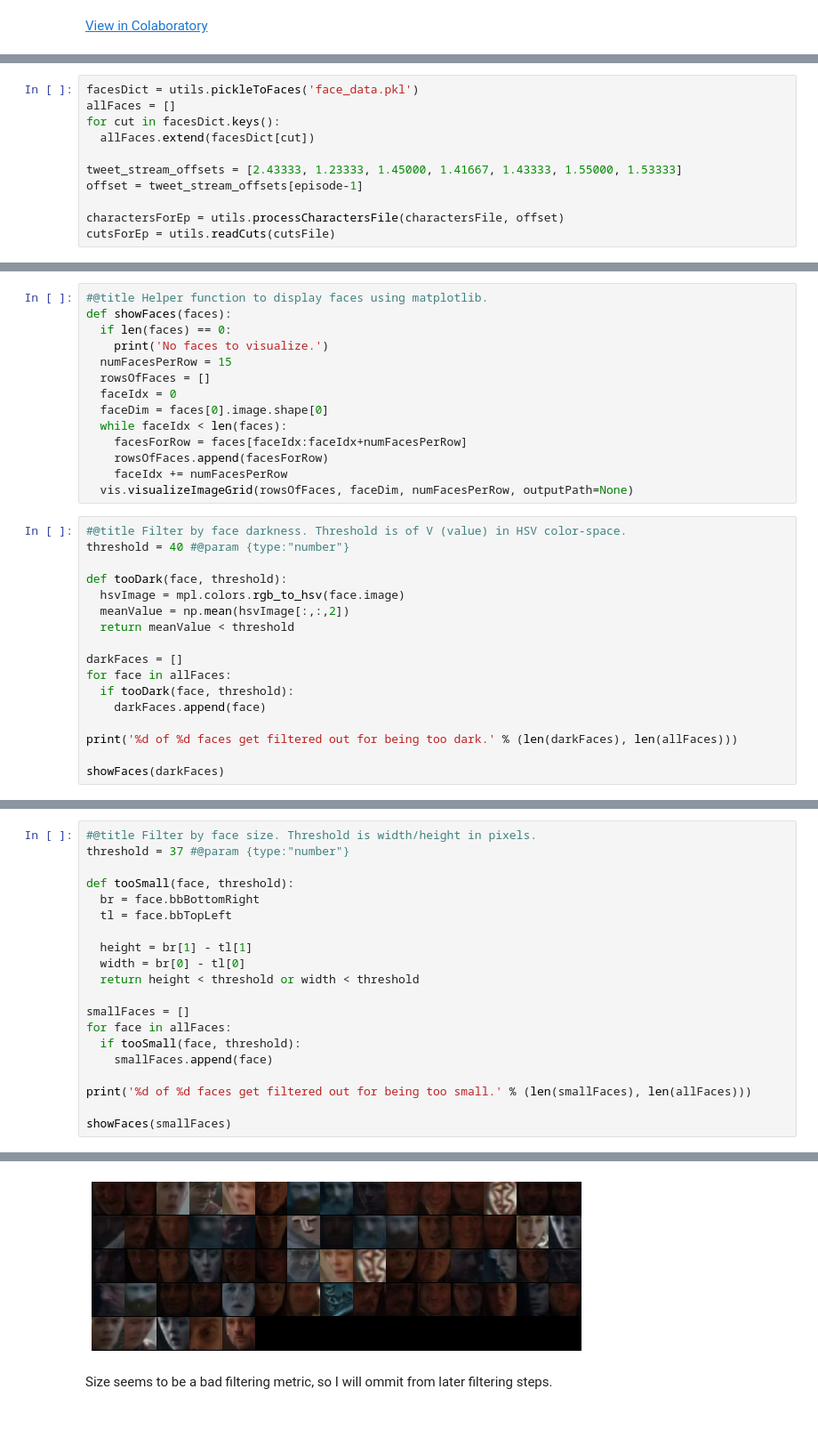
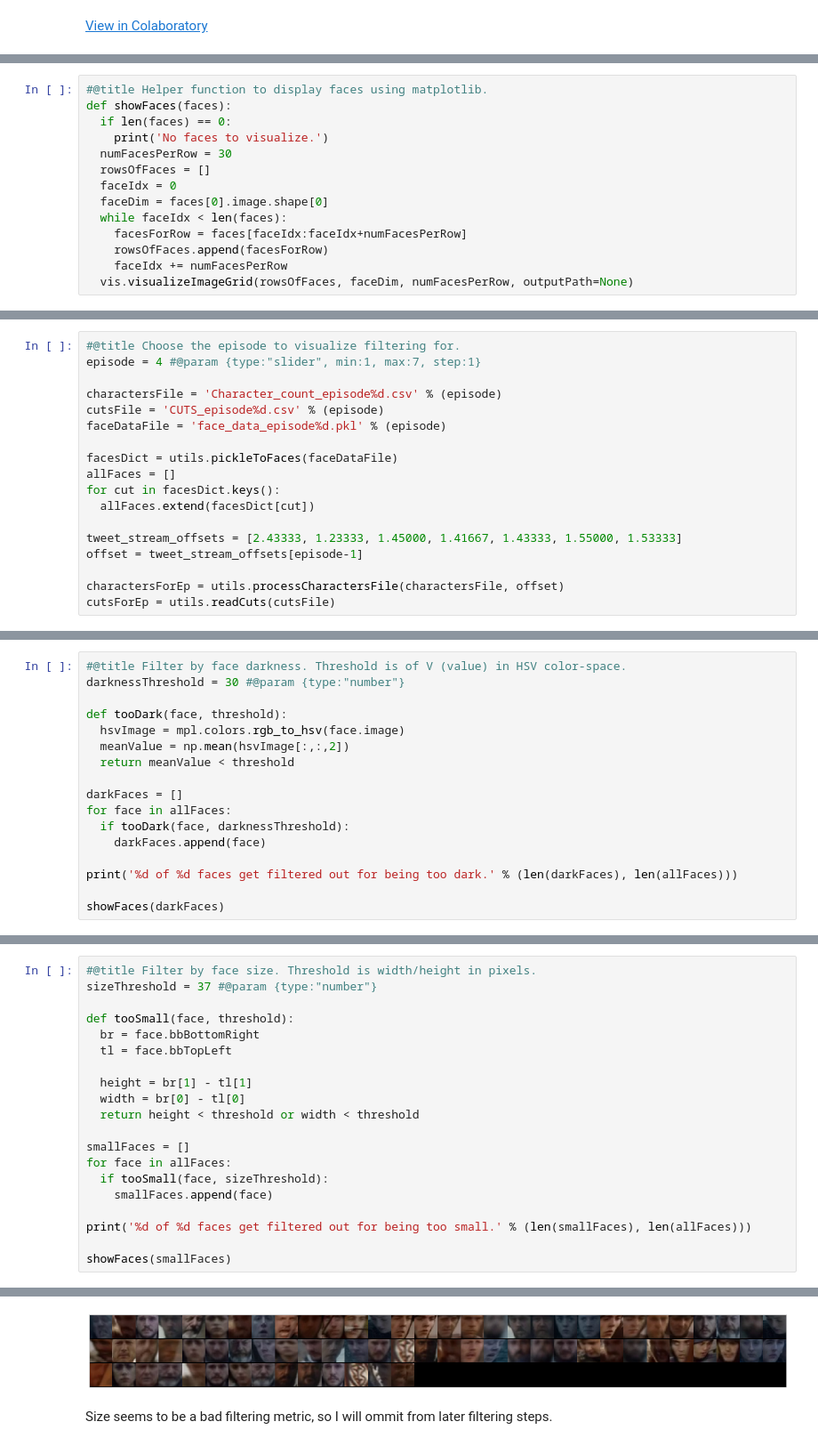
Before and after one commit to daphnei/weakvideo, a Jupyter notebook: visualize_faces.ipynb, the cells around one changed output, grey strips where cells are left out. Shown at 89% size. Saved outputs shown, nothing was run; the diff lists cells and outputs as text; blank space fills up the shorter version.

```diff
--- a/visualize_faces.ipynb
+++ b/visualize_faces.ipynb
@@ -43,0 +50,14 @@ cutsFile = 'CUTS_episode%d.csv' % (episode)
+# %%
+#@title Helper function to display faces using matplotlib.
+def showFaces(faces):
+  if len(faces) == 0:
+    print('No faces to visualize.')
+  numFacesPerRow = 30
+  rowsOfFaces = []
+  faceIdx = 0
+  faceDim = faces[0].image.shape[0]
+  while faceIdx < len(faces):
+    facesForRow = faces[faceIdx:faceIdx+numFacesPerRow]
+    rowsOfFaces.append(facesForRow)
+    faceIdx += numFacesPerRow
+  vis.visualizeImageGrid(rowsOfFaces, faceDim, numFacesPerRow, outputPath=None)
@@ -44,5 +66,12 @@ cutsFile = 'CUTS_episode%d.csv' % (episode)
 # %%
-facesDict = utils.pickleToFaces('face_data.pkl')
+#@title Choose the episode to visualize filtering for.
+episode = 4 #@param {type:"slider", min:1, max:7, step:1}
+
+charactersFile = 'Character_count_episode%d.csv' % (episode)
+cutsFile = 'CUTS_episode%d.csv' % (episode)
+faceDataFile = 'face_data_episode%d.pkl' % (episode)
+
+facesDict = utils.pickleToFaces(faceDataFile)
 allFaces = []
 for cut in facesDict.keys():
   allFaces.extend(facesDict[cut])
@@ -57,20 +84,6 @@ sns.set_style("whitegrid", {'axes.grid' : False})
-# %%
-#@title Helper function to display faces using matplotlib.
-def showFaces(faces):
-  if len(faces) == 0:
-    print('No faces to visualize.')
-  numFacesPerRow = 15
-  rowsOfFaces = []
-  faceIdx = 0
-  faceDim = faces[0].image.shape[0]
-  while faceIdx < len(faces):
-    facesForRow = faces[faceIdx:faceIdx+numFacesPerRow]
-    rowsOfFaces.append(facesForRow)
-    faceIdx += numFacesPerRow
-  vis.visualizeImageGrid(rowsOfFaces, faceDim, numFacesPerRow, outputPath=None)
 # %%
 #@title Filter by face darkness. Threshold is of V (value) in HSV color-space.
-threshold = 40 #@param {type:"number"}
+darknessThreshold = 30 #@param {type:"number"}
 
 def tooDark(face, threshold):
   hsvImage = mpl.colors.rgb_to_hsv(face.image)
@@ -79,7 +92,7 @@ def tooDark(face, threshold):
 
 darkFaces = []
 for face in allFaces:
-  if tooDark(face, threshold):
+  if tooDark(face, darknessThreshold):
     darkFaces.append(face)
 
 print('%d of %d faces get filtered out for being too dark.' % (len(darkFaces), len(allFaces)))
@@ -88,6 +104,6 @@ showFaces(darkFaces)
 # %%
 #@title Filter by face size. Threshold is width/height in pixels.
-threshold = 37 #@param {type:"number"}
+sizeThreshold = 37 #@param {type:"number"}
 
 def tooSmall(face, threshold):
   br = face.bbBottomRight
@@ -99,7 +115,7 @@ def tooSmall(face, threshold):
 
 smallFaces = []
 for face in allFaces:
-  if tooSmall(face, threshold):
+  if tooSmall(face, sizeThreshold):
     smallFaces.append(face)
 
 print('%d of %d faces get filtered out for being too small.' % (len(smallFaces), len(allFaces)))
@@ -110,4 +126,4 @@ showFaces(smallFaces)
-[figure, old version]
+[figure, new version]
 # %% [markdown]
 Size seems to be a bad filtering metric, so I will ommit from later filtering steps.
 # %%
```
Also changed, not shown: parts of 15 cells of this notebook.
